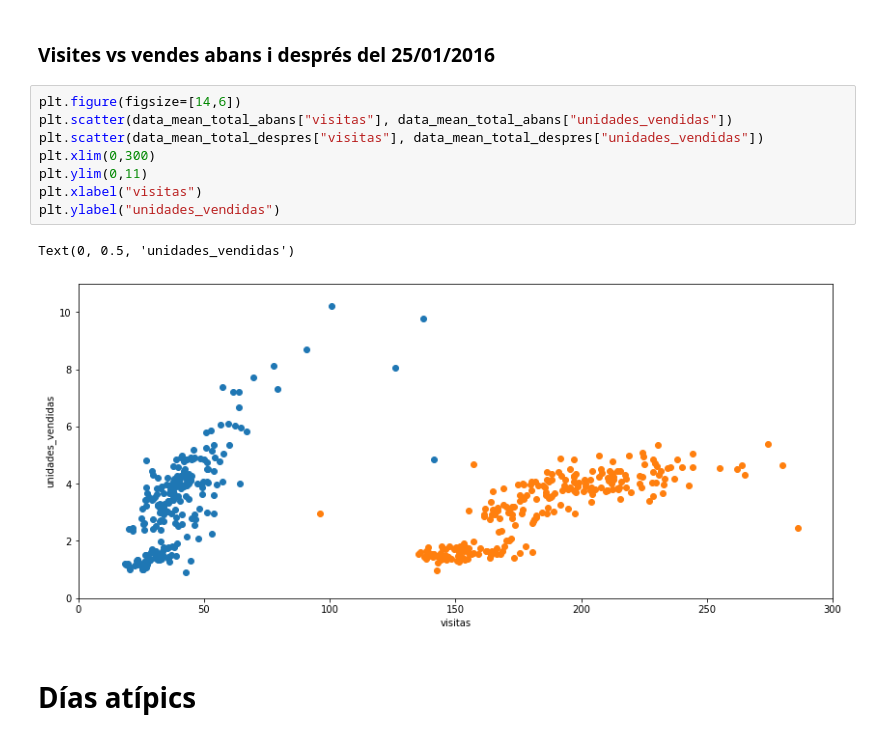
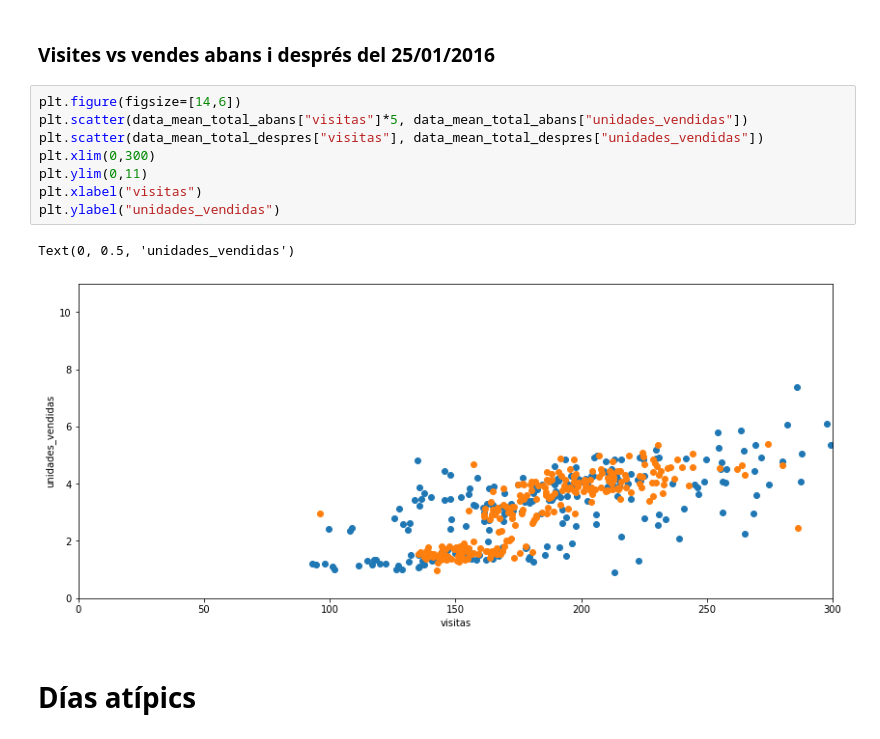
Before and after one commit to Nerucius/2021.ubdatathon, a Jupyter notebook: 5. More EDA + Feature Engineering.ipynb, the cells around one changed output. Drawn from its saved outputs; the diff is of its cells as text.

```diff
--- a/5. More EDA + Feature Engineering.ipynb
+++ b/5. More EDA + Feature Engineering.ipynb
@@ -324,15 +346,15 @@ data_mean_total_despres_weekday["unidades_vendidas"].plot()
 ### Visites vs vendes abans i després del 25/01/2016
 # %%
 plt.figure(figsize=[14,6])
-plt.scatter(data_mean_total_abans["visitas"], data_mean_total_abans["unidades_vendidas"])
+plt.scatter(data_mean_total_abans["visitas"]*5, data_mean_total_abans["unidades_vendidas"])
 plt.scatter(data_mean_total_despres["visitas"], data_mean_total_despres["unidades_vendidas"])
 plt.xlim(0,300)
 plt.ylim(0,11)
 plt.xlabel("visitas")
 plt.ylabel("unidades_vendidas")
 # %% [output]
 Text(0, 0.5, 'unidades_vendidas')
-[figure, old version]
+[figure, new version]
 # %% [markdown]
 # Días atípics
 # %%
```
Also changed, not shown: parts of 18 cells of this notebook, 2 other files.
